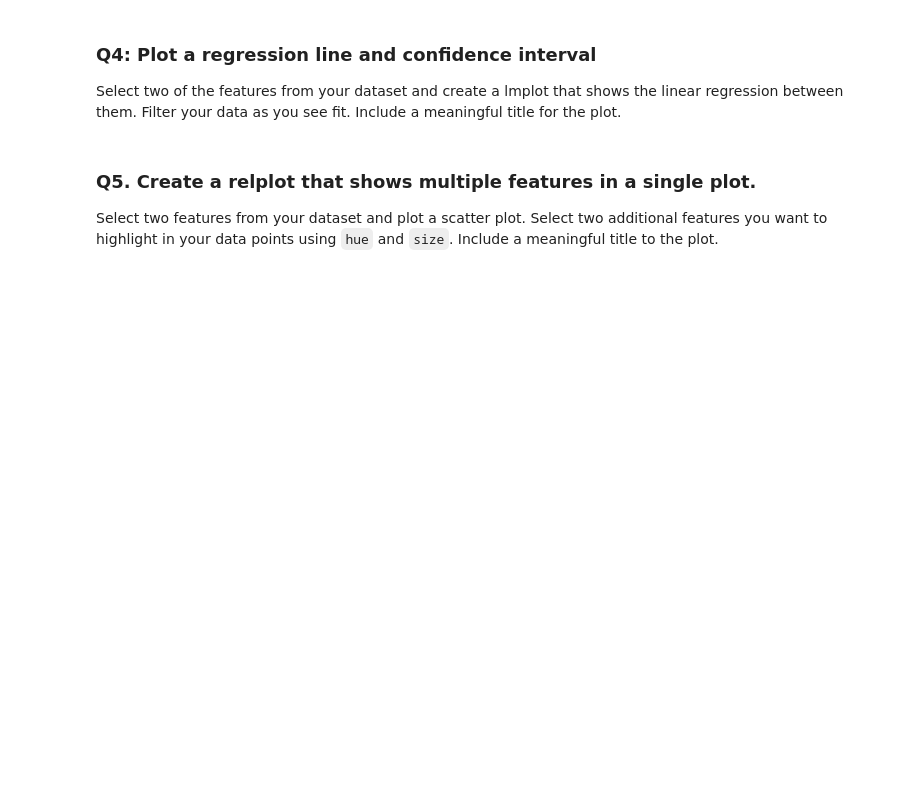
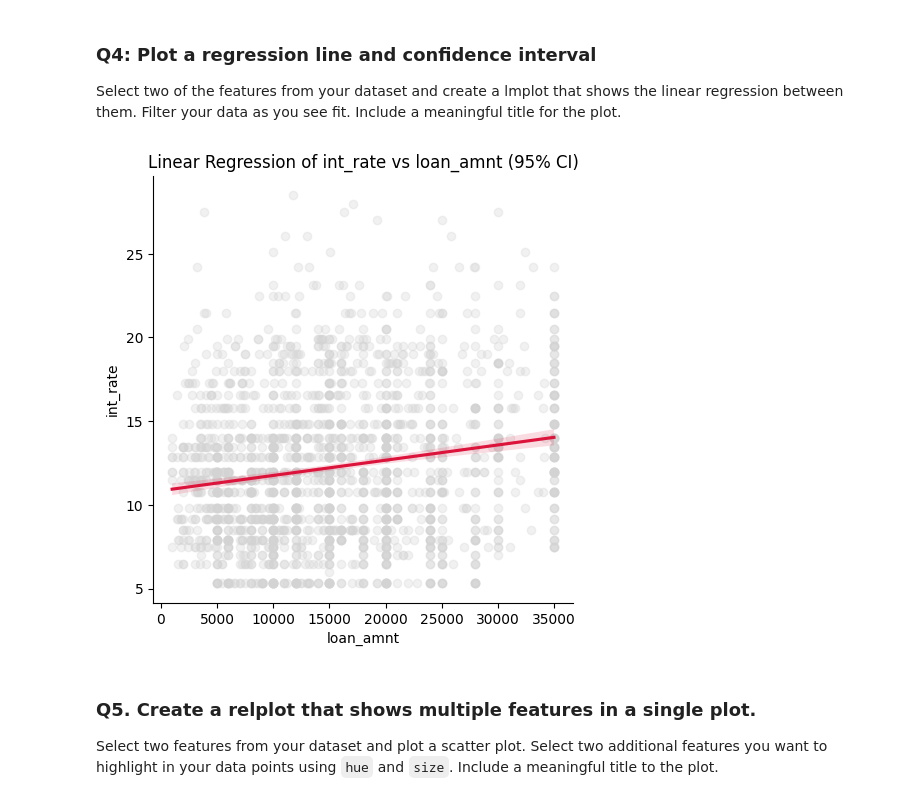
Before and after one commit to CS133-DataVisualization/term-project-vizvisionaries, a Jupyter notebook: Project Assignments/CS133_F25_P1_relplot_scatter.ipynb, the cells around one changed output. Drawn from its saved outputs; the diff is of its cells as text; code cells hidden in the pictures; blank space fills up the shorter version.

```diff
--- a/Project Assignments/CS133_F25_P1_relplot_scatter.ipynb
+++ b/Project Assignments/CS133_F25_P1_relplot_scatter.ipynb
@@ -94,3 +111,28 @@ Select two of the features from your dataset and create a lmplot that shows the
+# %%
+# Your code here . . .
+
+import seaborn as sns
+import matplotlib.pyplot as plt
+
+
+xcol, ycol = "loan_amnt", "int_rate"
+
+
+plot_df = df[[xcol, ycol]].dropna().sample(n=min(5000, len(df)), random_state=42)
+
+sns.lmplot(
+    data=plot_df,
+    x=xcol, y=ycol,
+    scatter_kws={"alpha": 0.3, "color": "lightgray"},
+    line_kws={"color": "crimson"}
+)
+
+plt.title(f"Linear Regression of {ycol} vs {xcol} (95% CI)")
+plt.xlabel(xcol)
+plt.ylabel(ycol)
+plt.show()
+# %% [output]
+[figure, added]
 # %% [markdown]
 ### Q5. Create a relplot that shows multiple features in a single plot.
 Select two features from your dataset and plot a scatter plot. Select two additional features you want to highlight in your data points using `hue` and `size`. Include a meaningful title to the plot.
```
Also changed, not shown: parts of 8 cells of this notebook.
